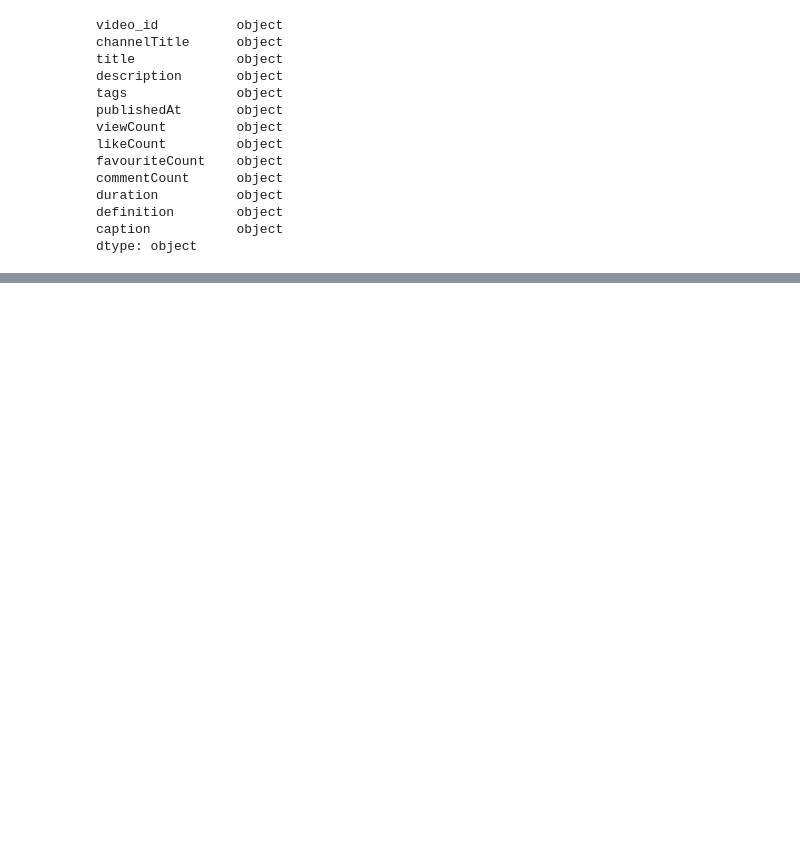
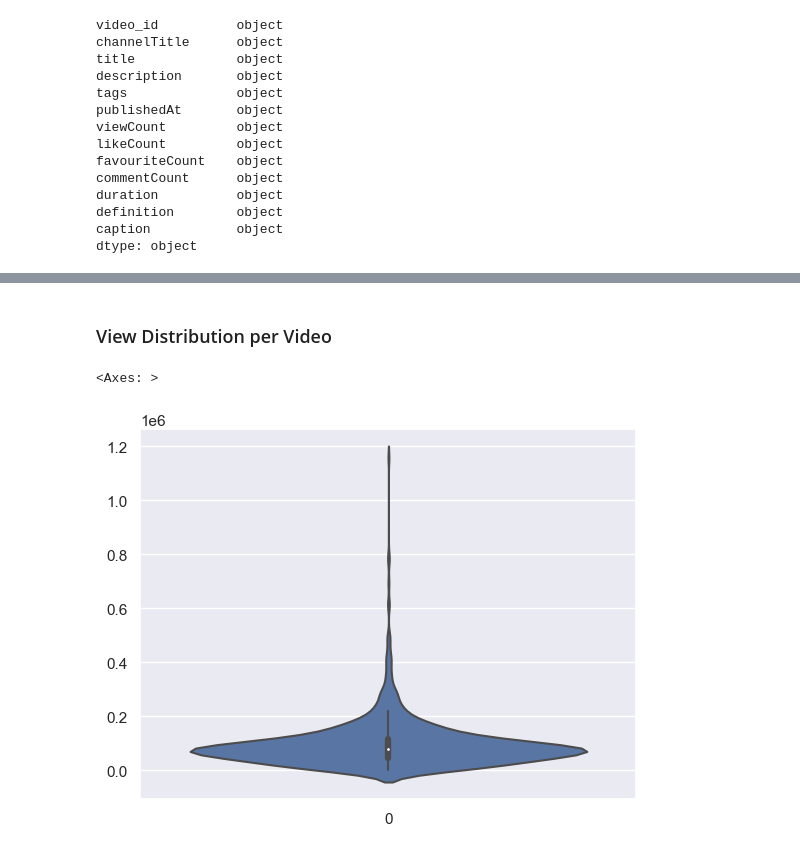
Before and after one commit to Klaus-in-Tech/youtube-channel-analysis, a Jupyter notebook: youtube-analyser.ipynb, the cells around one changed output, grey strips where cells are left out. Drawn from its saved outputs; the diff is of its cells as text; code cells hidden in the pictures; blank space fills up the shorter version.

```diff
--- a/youtube-analyser.ipynb
+++ b/youtube-analyser.ipynb
@@ -1,5 +1,8 @@
 # %%
+# Google API
 import googleapiclient.discovery
+
+import numpy as np
 import pandas as pd
 import isodate
 from dateutil import parser
@@ -8,6 +11,7 @@ from dateutil import parser
 import matplotlib.pyplot as plt
 import matplotlib.ticker as tk
 import seaborn as sns
+sns.set(style="darkgrid", color_codes=True)
 # %% [markdown]
 ### Youtube Channel Details
 # %%
@@ -270,0 +269,9 @@ TypeError: violinplot() takes from 0 to 1 positional arguments but 2 were given
+# %% [markdown]
+### View Distribution per Video
+# %%
+sns.violinplot(video_df['viewCount'], points=60, widths=0.7,
+               showmeans=True, showextrema=True, showmedians=True,
+               quantiles=[0.05, 0.1, 0.8, 0.9], bw_method=0.5)
+# %% [output]
+<Axes: >
+[figure, added]
```
Also changed, not shown: parts of 26 cells of this notebook.
